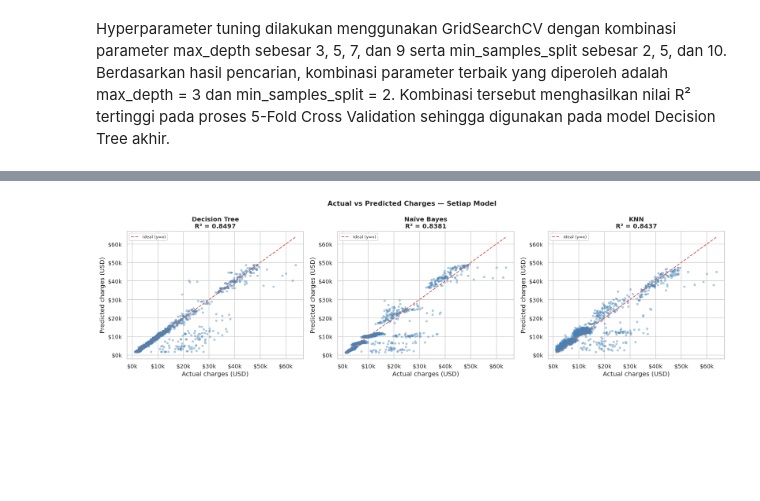
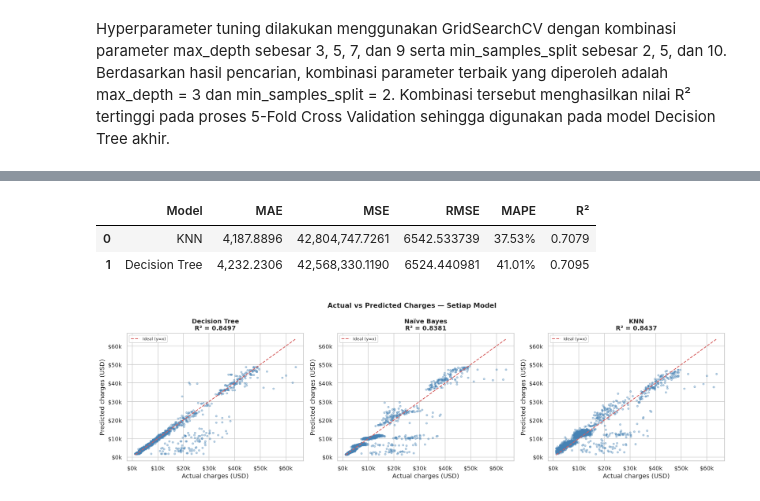
Before and after one commit to flynnight/Tubes-Siscer, a Jupyter notebook: ML_Medical_Insurance_Regresi.ipynb, the cells around one changed output, grey strips where cells are left out. Cells and saved outputs as stored; diff of their text form; code cells hidden in the pictures; blank space fills up the shorter version.

```diff
--- a/ML_Medical_Insurance_Regresi.ipynb
+++ b/ML_Medical_Insurance_Regresi.ipynb
@@ -383,0 +465,4 @@ Perbandingan Performa Model (Cross-Validation 5-Fold):
+# %%
+# gunakan model terbaik hasil tuning
+knn_best = grid_knn.best_estimator_
+dt_best = grid_dt.best_estimator_
@@ -384,3 +485,40 @@ Perbandingan Performa Model (Cross-Validation 5-Fold):
+# %%
+# Implementasi Evaluasi
+mae_knn = mean_absolute_error(y, knn_pred)
+mse_knn = mean_squared_error(y, knn_pred)
+rmse_knn = sqrt(mse_knn)
+r2_knn = r2_score(y, knn_pred)
+mape_knn = mean_absolute_percentage_error(y, knn_pred) * 100
+
+mae_dt = mean_absolute_error(y, dt_pred)
+mse_dt = mean_squared_error(y, dt_pred)
+rmse_dt = sqrt(mse_dt)
+r2_dt = r2_score(y, dt_pred)
+mape_dt = mean_absolute_percentage_error(y, dt_pred) * 100
+# %%
+# Tabel Perbandingan Metrik
+results = pd.DataFrame({
+    'Model':['KNN','Decision Tree'],
+    'MAE':[mae_knn, mae_dt],
+    'MSE':[mse_knn, mse_dt],
+    'RMSE':[rmse_knn, rmse_dt],
+    'MAPE':[mape_knn, mape_dt],
+    'R²':[r2_knn, r2_dt]
+})
+
+
+
+results.style.format({
+    'MAE': '{:,.4f}',
+    'MSE': '{:,.4f}',
+    'RMSE': '{:,.4f}',
+    'MAPE': '{:.2f}%',
+    'R²': '{:.4f}'
+})
+# %% [output]
+|  | Model | MAE | MSE | RMSE | MAPE | R² |
+| 0 | KNN | 4,187.8896 | 42,804,747.7261 | 6542.533739 | 37.53% | 0.7079 |
+| 1 | Decision Tree | 4,232.2306 | 42,568,330.1190 | 6524.440981 | 41.01% | 0.7095 |
 # %%
 # ============================================================
 # 3.6.2 — Scatter Plot: Actual vs Predicted
```
Also changed, not shown: parts of 12 cells of this notebook.
